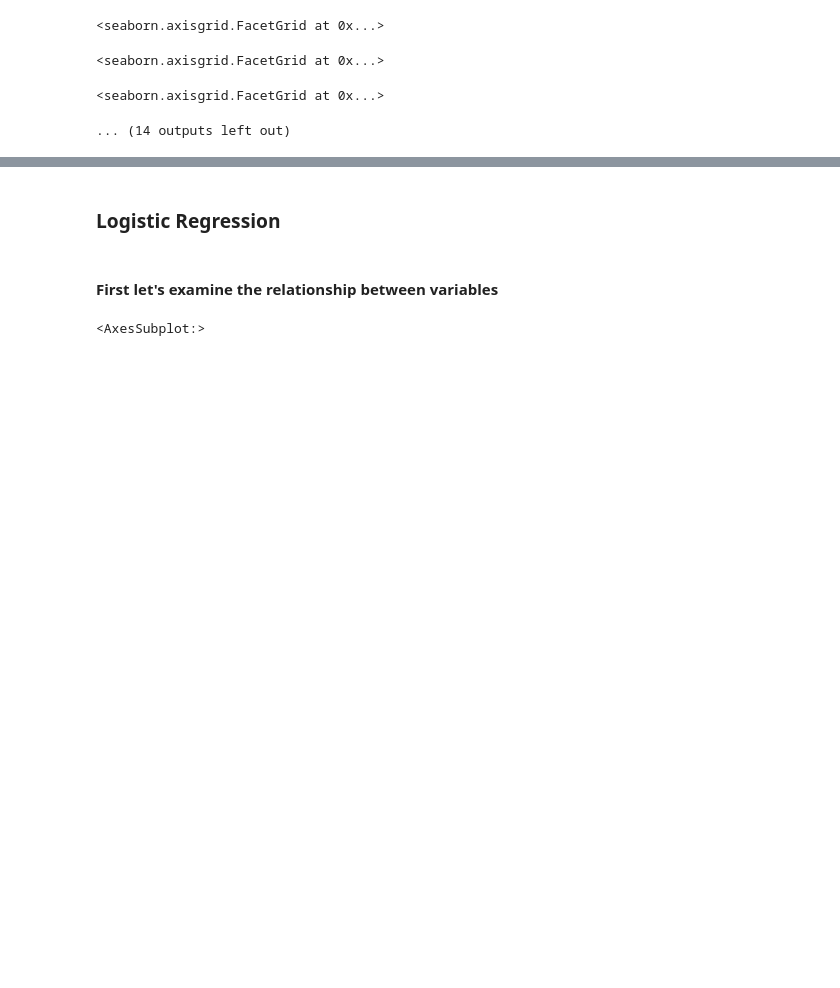
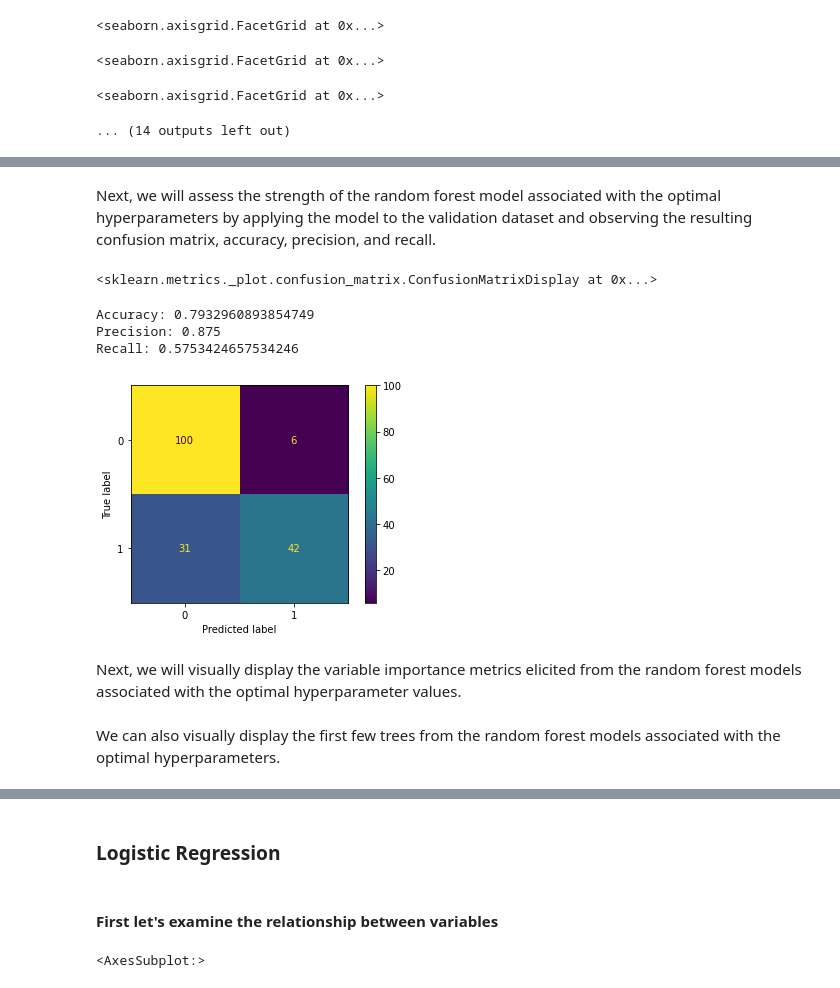
Before and after one commit to mhi573/MSDS-422-Group-3-Module-5, a Jupyter notebook: MSDS-422-Group-3-Module-5.ipynb, the cells around one changed output, grey strips where cells are left out. Saved outputs shown, nothing was run; the diff lists cells and outputs as text; code cells hidden in the pictures; blank space fills up the shorter version.

Commit message:
Pushing RF forward
making some nice progress on random forest model

```diff
--- a/MSDS-422-Group-3-Module-5.ipynb
+++ b/MSDS-422-Group-3-Module-5.ipynb
@@ -416,0 +341,14 @@ feature_importances.plot.bar();
+# %%
+# Create a copy of the training dataset
+rf_training_validation_df = titanic_training_data_cleaned.copy(deep=True)
+
+# Drop variables from the training dataset that we do not want to be included in the Random Forest model
+rf_training_validation_df.drop(['PassengerId', 'Name', 'Ticket', 'First_Cabin_Deck'], axis=1, inplace=True)
+
+# Encode the sex and embarked variables
+rf_training_validation_df['Female_Indicator'] = np.where(rf_training_validation_df['Sex'] == 'female', 1, 0)
+rf_training_validation_df.drop(['Sex'], axis=1, inplace=True)
+
+rf_training_validation_df['Embarked_C_Indicator'] = np.where(rf_training_validation_df['Embarked'] == 'C', 1, 0)
+rf_training_validation_df['Embarked_Q_Indicator'] = np.where(rf_training_validation_df['Embarked'] == 'Q', 1, 0)
+rf_training_validation_df.drop(['Embarked'], axis=1, inplace=True)
@@ -416,0 +403,29 @@ feature_importances.plot.bar();
+# %% [markdown]
+Next, we will assess the strength of the random forest model associated with the optimal hyperparameters by applying the model to the validation dataset and observing the resulting confusion matrix, accuracy, precision, and recall.
+# %%
+
+# Generate predictions with the best model
+y_validation_predictions_rf = best_rf.predict(rf_x_validation)
+
+# Create the confusion matrix associated with the best random forest model
+cm = confusion_matrix(rf_y_validation, y_validation_predictions_rf)
+
+ConfusionMatrixDisplay(confusion_matrix=cm).plot();
+
+# Calculate the accuracy, precision, and recall associated with the predictions of the best random forest model
+
+accuracy_rf_validation = accuracy_score(rf_y_validation, y_validation_predictions_rf)
+precision_rf_validation = precision_score(rf_y_validation, y_validation_predictions_rf)
+recall_rf_validation = recall_score(rf_y_validation, y_validation_predictions_rf)
+
+print("Accuracy:", accuracy_rf_validation)
+print("Precision:", precision_rf_validation)
+print("Recall:", recall_rf_validation)
+# %% [output]
+<sklearn.metrics._plot.confusion_matrix.ConfusionMatrixDisplay at 0x...>
+Accuracy: 0.7932960893854749
+Precision: 0.875
+Recall: 0.5753424657534246
+[figure, added]
+# %% [markdown]
+Next, we will visually display the variable importance metrics elicited from the random forest models associated with the optimal hyperparameter values.
@@ -416,0 +438,2 @@ feature_importances.plot.bar();
+# %% [markdown]
+We can also visually display the first few trees from the random forest models associated with the optimal hyperparameters.
```
Also changed, not shown: parts of 9 cells of this notebook.
